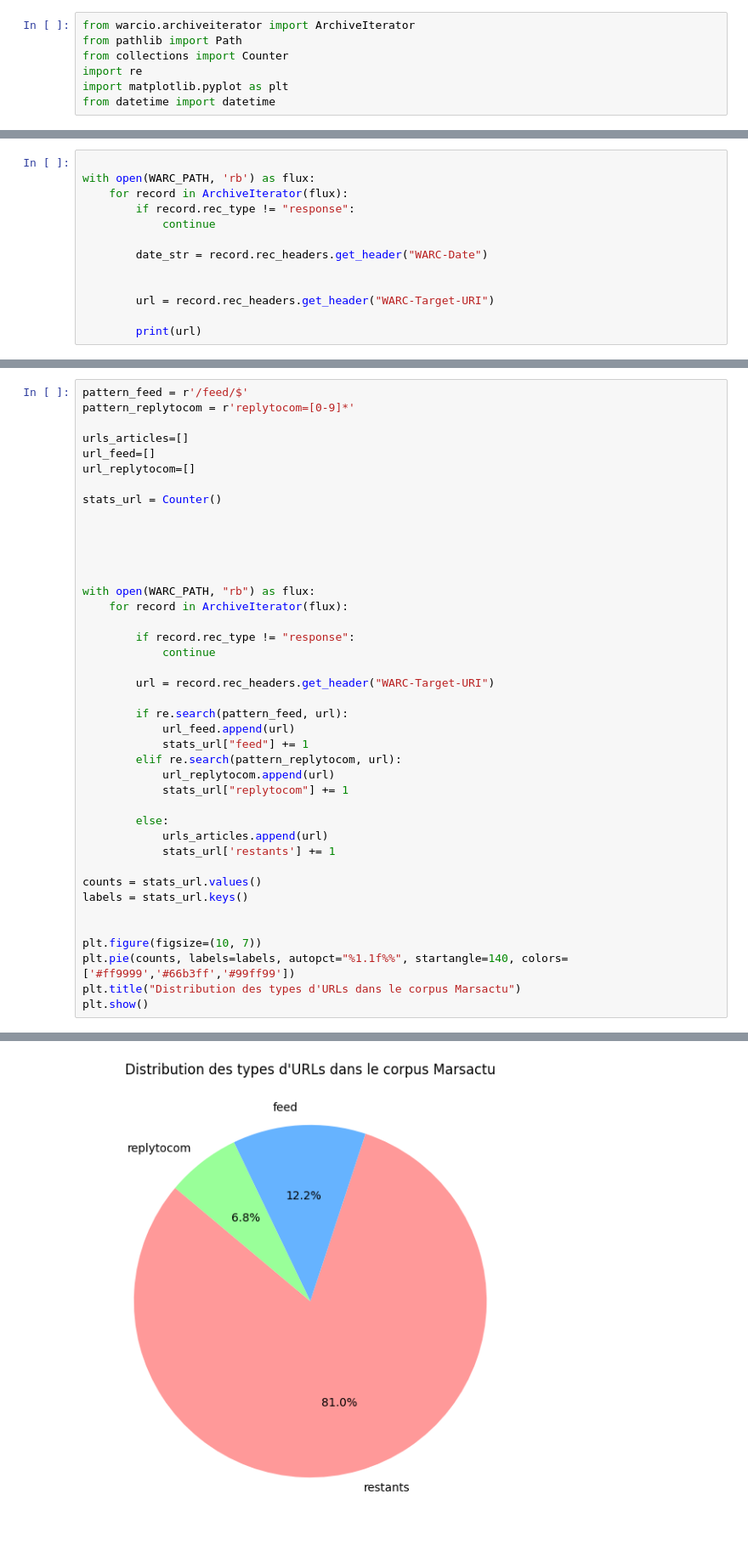
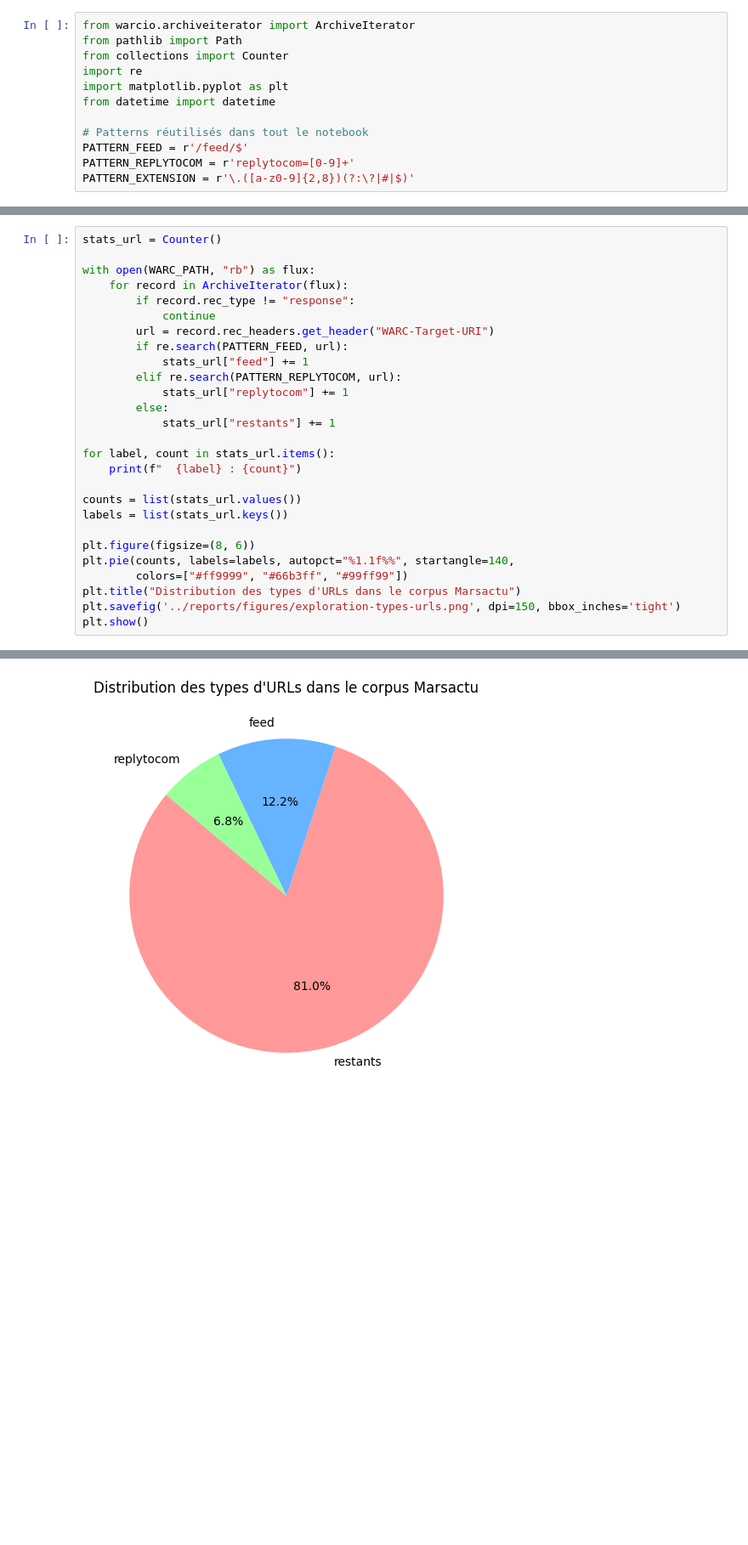
Before and after one commit to sashsutton/warc-nlp-pipeline, a Jupyter notebook: notebooks/01-exploration-warc.ipynb, the cells around one changed output, grey strips where cells are left out. Shown at 85% size. Saved outputs shown, nothing was run; the diff lists cells and outputs as text; blank space fills up the shorter version.

```diff
--- a/notebooks/01-exploration-warc.ipynb
+++ b/notebooks/01-exploration-warc.ipynb
@@ -13,4 +41,9 @@ from collections import Counter
 import re
 import matplotlib.pyplot as plt
 from datetime import datetime
+
+# Patterns réutilisés dans tout le notebook
+PATTERN_FEED = r'/feed/$'
+PATTERN_REPLYTOCOM = r'replytocom=[0-9]+'
+PATTERN_EXTENSION = r'\.([a-z0-9]{2,8})(?:\?|#|$)'
 # %%
@@ -205,13 +216,0 @@ b'<?xml version="1.0" encoding="UTF-8"?><rss version="2.0" xmlns:content="http:/
-# %%
-
-with open(WARC_PATH, 'rb') as flux:
-    for record in ArchiveIterator(flux):
-        if record.rec_type != "response":
-            continue
-
-        date_str = record.rec_headers.get_header("WARC-Date")
-
-
-        url = record.rec_headers.get_header("WARC-Target-URI")
-
-        print(url)
@@ -249,42 +217,28 @@ De mon point de vue, on peut exclure les fichiers dont l'URL contient `/feed/` o
 # %%
-pattern_feed = r'/feed/$'
-pattern_replytocom = r'replytocom=[0-9]*'
-
-urls_articles=[]
-url_feed=[]
-url_replytocom=[]
-
 stats_url = Counter()
-
-
-
-
 
 with open(WARC_PATH, "rb") as flux:
     for record in ArchiveIterator(flux):
-
         if record.rec_type != "response":
             continue
+        url = record.rec_headers.get_header("WARC-Target-URI")
+        if re.search(PATTERN_FEED, url):
+            stats_url["feed"] += 1
+        elif re.search(PATTERN_REPLYTOCOM, url):
+            stats_url["replytocom"] += 1
+        else:
+            stats_url["restants"] += 1
 
-        url = record.rec_headers.get_header("WARC-Target-URI")
+for label, count in stats_url.items():
+    print(f"  {label} : {count}")
 
-        if re.search(pattern_feed, url):
-            url_feed.append(url)
-            stats_url["feed"] += 1
-        elif re.search(pattern_replytocom, url):
-            url_replytocom.append(url)
-            stats_url["replytocom"] += 1
+counts = list(stats_url.values())
+labels = list(stats_url.keys())
 
-        else:
-            urls_articles.append(url)
-            stats_url['restants'] += 1
-
-counts = stats_url.values()
-labels = stats_url.keys()
-
-
-plt.figure(figsize=(10, 7))
-plt.pie(counts, labels=labels, autopct="%1.1f%%", startangle=140, colors=['#ff9999','#66b3ff','#99ff99'])
+plt.figure(figsize=(8, 6))
+plt.pie(counts, labels=labels, autopct="%1.1f%%", startangle=140,
+        colors=["#ff9999", "#66b3ff", "#99ff99"])
 plt.title("Distribution des types d'URLs dans le corpus Marsactu")
+plt.savefig('../reports/figures/exploration-types-urls.png', dpi=150, bbox_inches='tight')
 plt.show()
 # %% [output]
@@ -291,2 +248,2 @@ plt.show()
-[figure, old version]
+[figure, new version]
 # %% [markdown]
```
Also changed, not shown: parts of 47 cells of this notebook, 16 other files.
